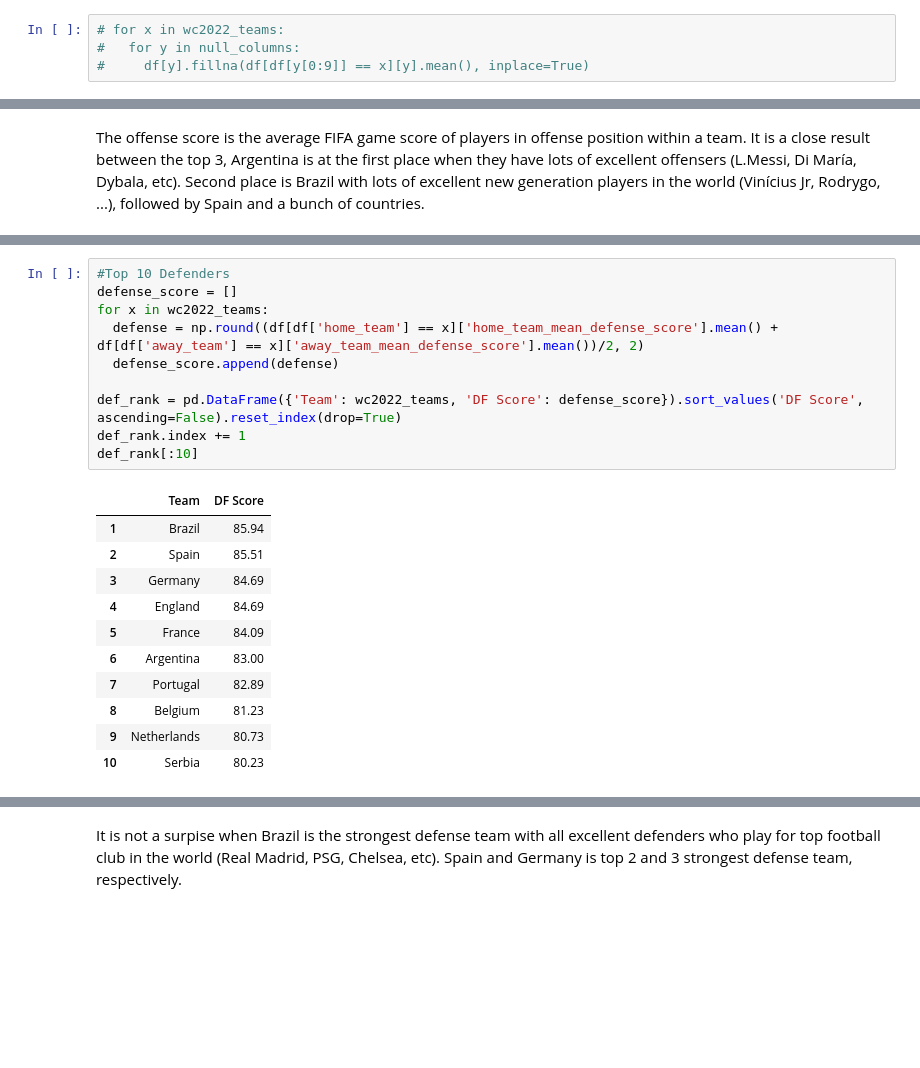
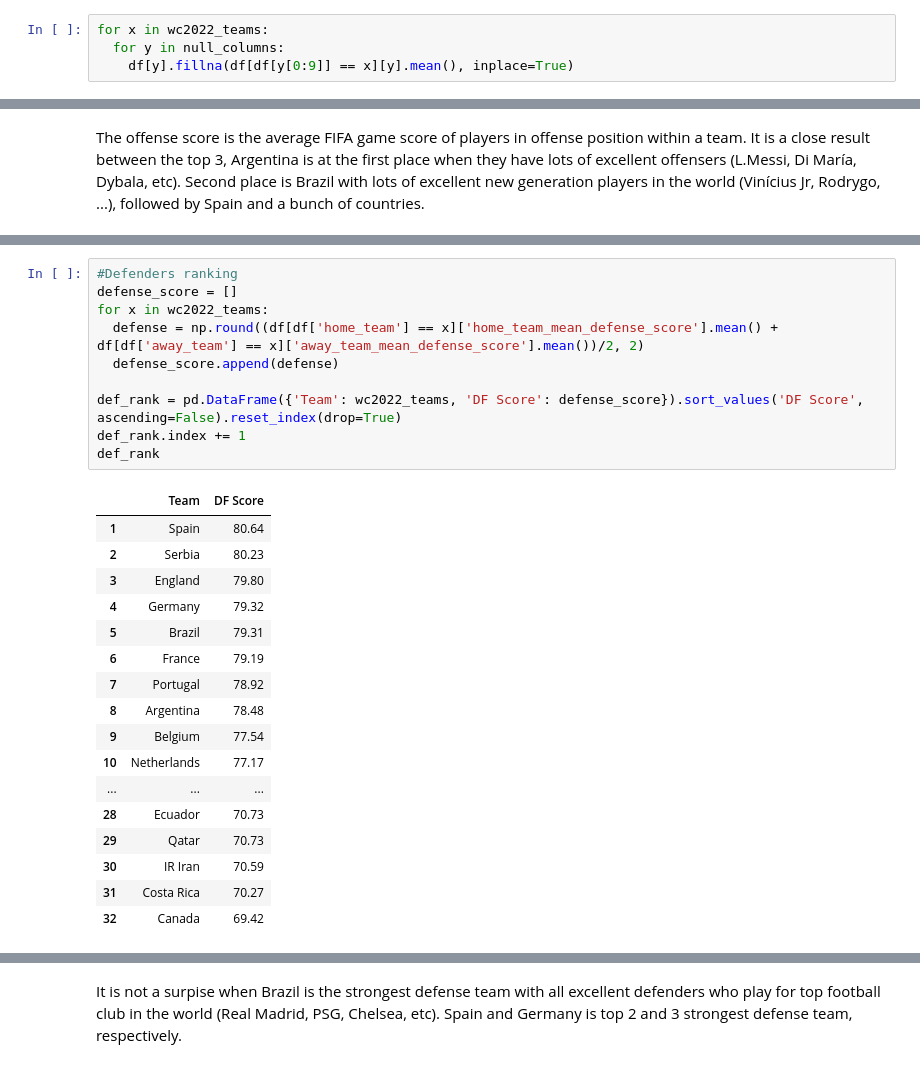
Before and after one commit to FangNaut/FIFA2022, a Jupyter notebook: FIFA.ipynb, the cells around one changed output, grey strips where cells are left out. Cells and saved outputs as stored; diff of their text form; blank space fills up the shorter version.

```diff
--- a/FIFA.ipynb
+++ b/FIFA.ipynb
@@ -108,9 +111,9 @@ wc2022_teams = ['Qatar', 'Ecuador', 'Senegal', 'Netherlands',
                   'Brazil', 'Serbia', 'Switzerland', 'Cameroon',
                   'Portugal', 'Ghana', 'Uruguay', 'Korea Republic']
 # %%
-# for x in wc2022_teams:
-#   for y in null_columns:
-#     df[y].fillna(df[df[y[0:9]] == x][y].mean(), inplace=True)
+for x in wc2022_teams:
+  for y in null_columns:
+    df[y].fillna(df[df[y[0:9]] == x][y].mean(), inplace=True)
 # %%
 #World Cup 2022 team ranking
 ranks = []
@@ -200,25 +209,31 @@ The offense score is the average FIFA game score of players in offense position
 # %%
-#Top 10 Defenders
+#Defenders ranking
 defense_score = []
 for x in wc2022_teams:
   defense = np.round((df[df['home_team'] == x]['home_team_mean_defense_score'].mean() + df[df['away_team'] == x]['away_team_mean_defense_score'].mean())/2, 2)
   defense_score.append(defense)
 
 def_rank = pd.DataFrame({'Team': wc2022_teams, 'DF Score': defense_score}).sort_values('DF Score', ascending=False).reset_index(drop=True)
 def_rank.index += 1
-def_rank[:10]
+def_rank
 # %% [output]
 |  | Team | DF Score |
-| 1 | Brazil | 85.94 |
-| 2 | Spain | 85.51 |
-| 3 | Germany | 84.69 |
-| 4 | England | 84.69 |
-| 5 | France | 84.09 |
-| 6 | Argentina | 83.00 |
-| 7 | Portugal | 82.89 |
-| 8 | Belgium | 81.23 |
-| 9 | Netherlands | 80.73 |
-| 10 | Serbia | 80.23 |
+| 1 | Spain | 80.64 |
+| 2 | Serbia | 80.23 |
+| 3 | England | 79.80 |
+| 4 | Germany | 79.32 |
+| 5 | Brazil | 79.31 |
+| 6 | France | 79.19 |
+| 7 | Portugal | 78.92 |
+| 8 | Argentina | 78.48 |
+| 9 | Belgium | 77.54 |
+| 10 | Netherlands | 77.17 |
+| ... | ... | ... |
+| 28 | Ecuador | 70.73 |
+| 29 | Qatar | 70.73 |
+| 30 | IR Iran | 70.59 |
+| 31 | Costa Rica | 70.27 |
+| 32 | Canada | 69.42 |
 # %%
 #Plot the team w strongest defenders
 fig, axes = plt.subplots(1, 1, figsize=(10, 6))
```
Also changed, not shown: parts of 38 cells of this notebook.
